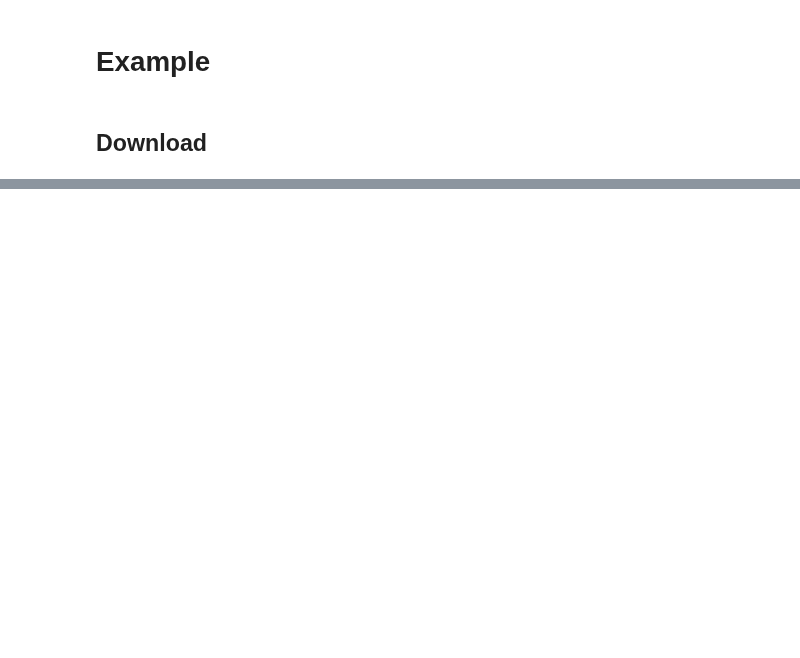
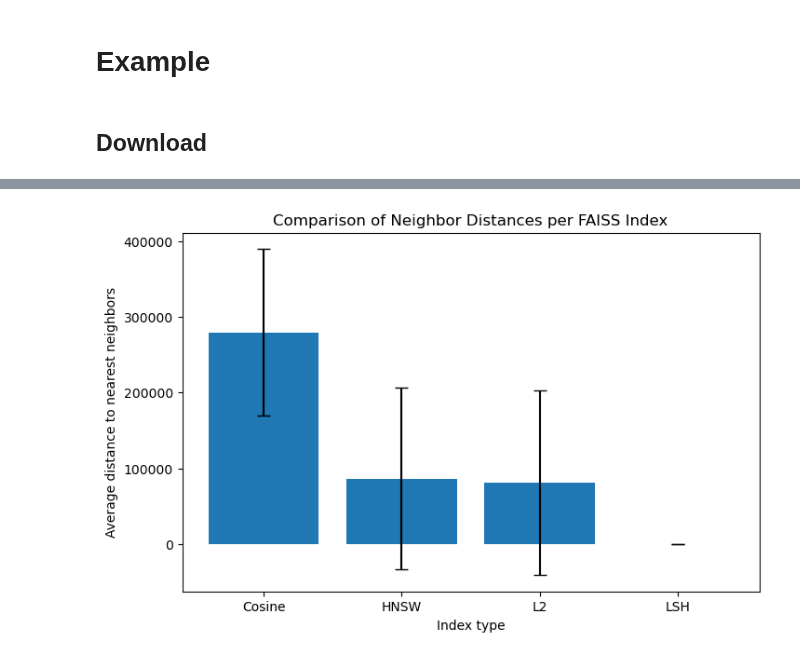
Before and after one commit to CatarinaCosta02/Master_Thesis, a Jupyter notebook: models/Model1.ipynb, the cells around one changed output, grey strips where cells are left out. Saved outputs shown, nothing was run; the diff lists cells and outputs as text; code cells hidden in the pictures; blank space fills up the shorter version.

```diff
--- a/models/Model1.ipynb
+++ b/models/Model1.ipynb
@@ -360,0 +532,2 @@ Result: Z794 - Long term (current) use of insulin
+# %%
+cases_shuffled = new_cases.sample(frac=1, random_state=42).reset_index(drop=True)
@@ -360,0 +554,8 @@ Result: Z794 - Long term (current) use of insulin
+# %%
+case2 = treatment.transform(cases_shuffled)
+
+expected_cols = pipeline.named_steps['model'].feature_names_in_
+missing_cols = set(expected_cols) - set(case.columns)
+
+print("Missing columns:")
+print(missing_cols)
@@ -360,0 +565,11 @@ Result: Z794 - Long term (current) use of insulin
+# %%
+
+icd_true_order = case2['icd_code'] if 'icd_code' in case2.columns else pd.Series([None]*len(case2))
+case_features = case2.drop(columns=['icd_code'], errors='ignore')
+preds = pipeline.predict(case_features)
+
+# Mostra a coluna original e as previsões lado a lado
+display(pd.DataFrame({
+    'Original icd_code': icd_true_order,
+    'Predicted': preds
+}))
@@ -360,0 +594,10 @@ Result: Z794 - Long term (current) use of insulin
+# %%
+predicted_icd_codes = le.inverse_transform(preds)
+for i, (index, row) in enumerate(new_cases.iterrows()):
+    icd_code = predicted_icd_codes[i]
+    description = icd_dict.get(icd_code)
+
+    print(f"Example {i+1}:")
+    print(row.to_dict())
+    print(f"Result: {icd_code} - {description}")
+    print("-" * 40)
@@ -360,0 +745,14 @@ Result: Z794 - Long term (current) use of insulin
+# %%
+import matplotlib.pyplot as plt
+
+# Agrupa por índice e calcula média e desvio das distâncias
+summary = neighbors_df.groupby('index_type')['distance'].agg(['mean','std']).reset_index()
+
+plt.figure(figsize=(8,5))
+plt.bar(summary['index_type'], summary['mean'], yerr=summary['std'], capsize=5)
+plt.ylabel('Average distance to nearest neighbors')
+plt.xlabel('Index type')
+plt.title('Comparison of Neighbor Distances per FAISS Index')
+plt.show()
+# %% [output]
+[figure, added]
```
Also changed, not shown: parts of 50 cells of this notebook, 7 other files.
